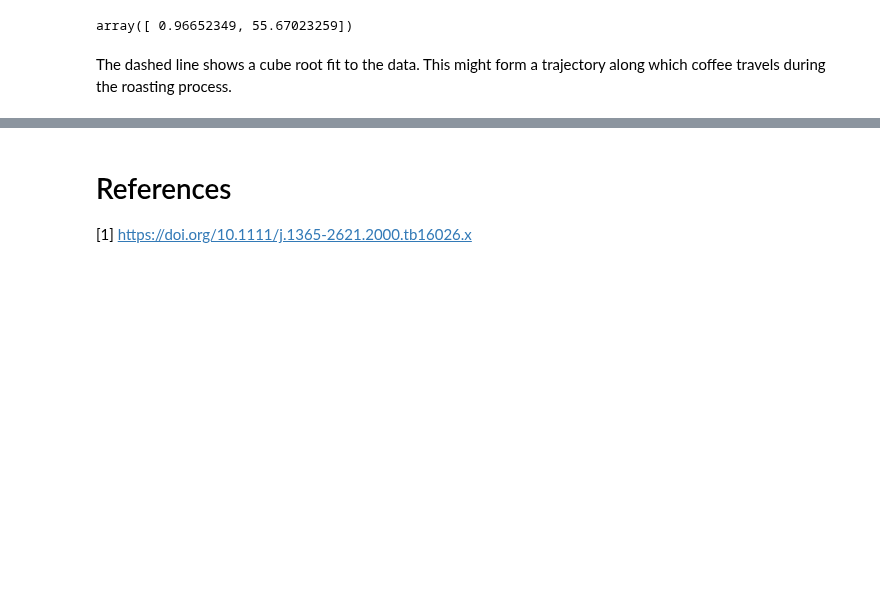
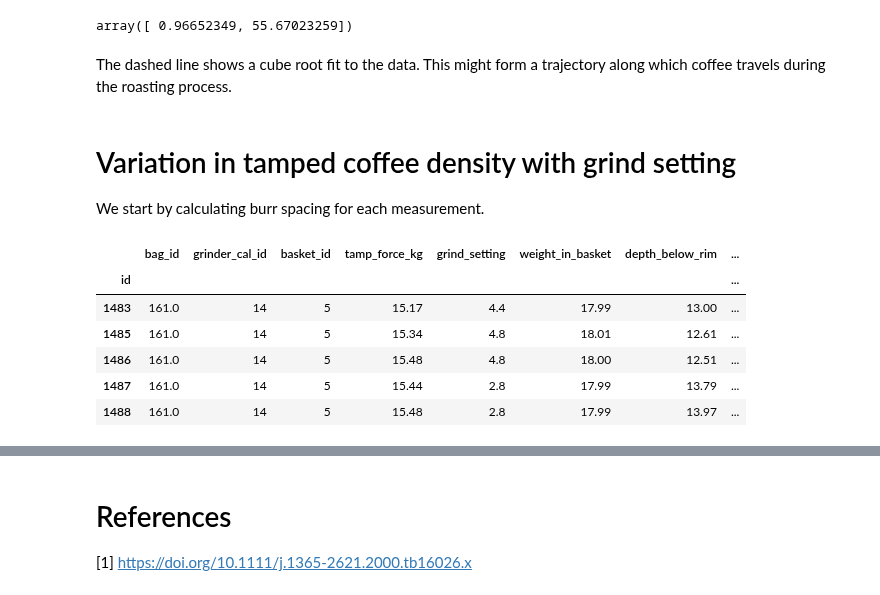
Before and after one commit to quantitativecafe/blog, a Jupyter notebook: gas-pycnometry-3/analysis.ipynb, the cells around one changed output, grey strips where cells are left out. Drawn from its saved outputs; the diff is of its cells as text; code cells hidden in the pictures; blank space fills up the shorter version.

```diff
--- a/gas-pycnometry-3/analysis.ipynb
+++ b/gas-pycnometry-3/analysis.ipynb
@@ -1388,3 +1388,26 @@ params
 array([ 0.96652349, 55.67023259])
 # %% [markdown]
 The dashed line shows a cube root fit to the data. This might form a trajectory along which coffee travels during the roasting process.
+# %% [markdown]
+# Variation in tamped coffee density with grind setting
+
+We start by calculating burr spacing for each measurement.
+# %%
+def get_burr_spacing(row):
+    if not np.isnan(row.grinder_cal_id):
+        grinder_cal = grinder_cals.loc[row.grinder_cal_id]
+        burr_spacing = (row.grind_setting - grinder_cal.zero_digits) * grinder_cal.um_per_digit
+    else:
+        burr_spacing = np.nan
+    return pd.Series([burr_spacing], index=['burr_spacing'])
+
+depths['burr_spacing'] = depths.apply(get_burr_spacing, axis = 1)
+depths.tail()
+# %% [output]
+|  | bag_id | grinder_cal_id | basket_id | tamp_force_kg | grind_setting | weight_in_basket | depth_below_rim | ... |
+| id |  |  |  |  |  |  |  | ... |
+| 1483 | 161.0 | 14 | 5 | 15.17 | 4.4 | 17.99 | 13.00 | ... |
+| 1485 | 161.0 | 14 | 5 | 15.34 | 4.8 | 18.01 | 12.61 | ... |
+| 1486 | 161.0 | 14 | 5 | 15.48 | 4.8 | 18.00 | 12.51 | ... |
+| 1487 | 161.0 | 14 | 5 | 15.44 | 2.8 | 17.99 | 13.79 | ... |
+| 1488 | 161.0 | 14 | 5 | 15.48 | 2.8 | 17.99 | 13.97 | ... |
```
Also changed, not shown: parts of 11 cells of this notebook.
